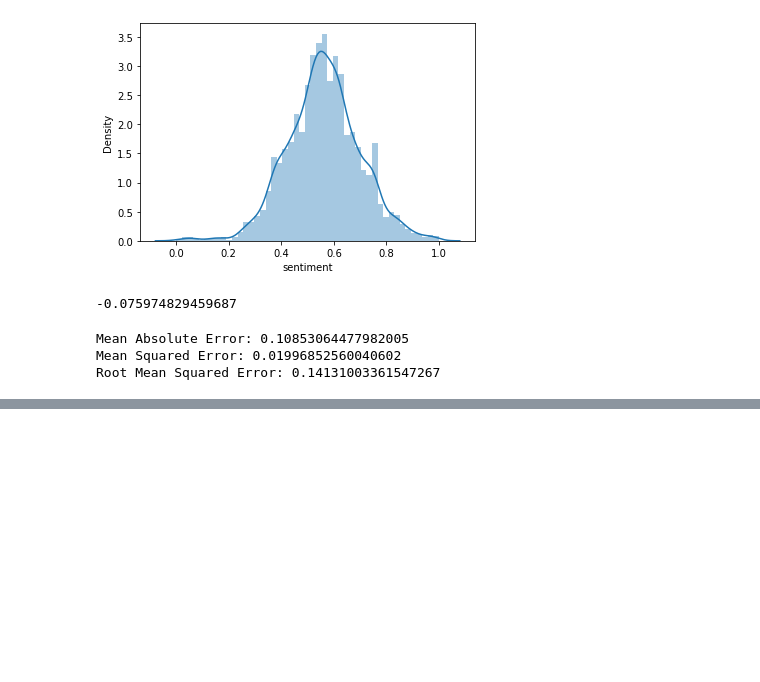
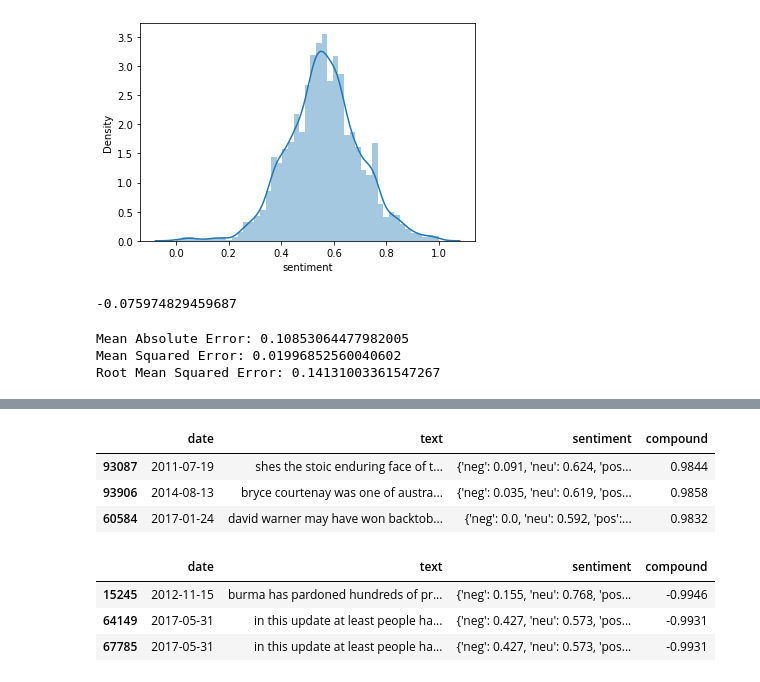
Before and after one commit to ChrisFJardine/Masterclass, a Jupyter notebook: CJardineAssignment3__Wrangling.ipynb, the cells around one changed output, grey strips where cells are left out. Cells and saved outputs as stored; diff of their text form; code cells hidden in the pictures; blank space fills up the shorter version.

```diff
--- a/CJardineAssignment3__Wrangling.ipynb
+++ b/CJardineAssignment3__Wrangling.ipynb
@@ -175,3 +175,7 @@ print('Root Mean Squared Error:', np.sqrt(metrics.mean_squared_error(test_y, y_p
 Mean Absolute Error: 0.10853064477982005
 Mean Squared Error: 0.01996852560040602
 Root Mean Squared Error: 0.14131003361547267
+# %%
+#So what were the happy times?
+happy_times = df[df['compound'] > .98]
+sad_times = df[df['compound'] < -.9925 ]
@@ -177,0 +186,5 @@ Root Mean Squared Error: 0.14131003361547267
+# %%
+pd.set_option('display.max_colwidth', None)
+
+for text in happy_times['text']:
+  print(text.lstrip())
@@ -177,0 +202,14 @@ Root Mean Squared Error: 0.14131003361547267
+# %%
+happy_times
+# %% [output]
+|  | date | text | sentiment | compound |
+| 93087 | 2011-07-19 | shes the stoic enduring face of t... | {'neg': 0.091, 'neu': 0.624, 'pos... | 0.9844 |
+| 93906 | 2014-08-13 | bryce courtenay was one of austra... | {'neg': 0.035, 'neu': 0.619, 'pos... | 0.9858 |
+| 60584 | 2017-01-24 | david warner may have won backtob... | {'neg': 0.0, 'neu': 0.592, 'pos':... | 0.9832 |
+# %%
+sad_times
+# %% [output]
+|  | date | text | sentiment | compound |
+| 15245 | 2012-11-15 | burma has pardoned hundreds of pr... | {'neg': 0.155, 'neu': 0.768, 'pos... | -0.9946 |
+| 64149 | 2017-05-31 | in this update at least people ha... | {'neg': 0.427, 'neu': 0.573, 'pos... | -0.9931 |
+| 67785 | 2017-05-31 | in this update at least people ha... | {'neg': 0.427, 'neu': 0.573, 'pos... | -0.9931 |
```
Also changed, not shown: parts of 5 cells of this notebook.
